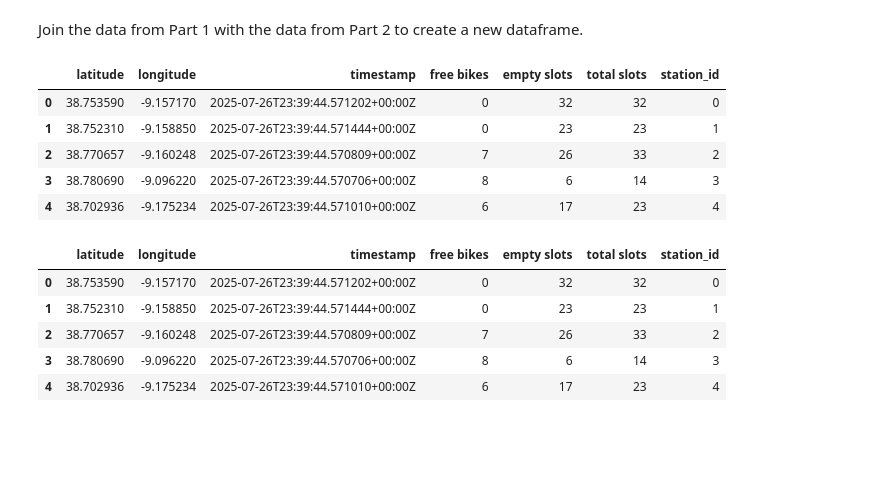
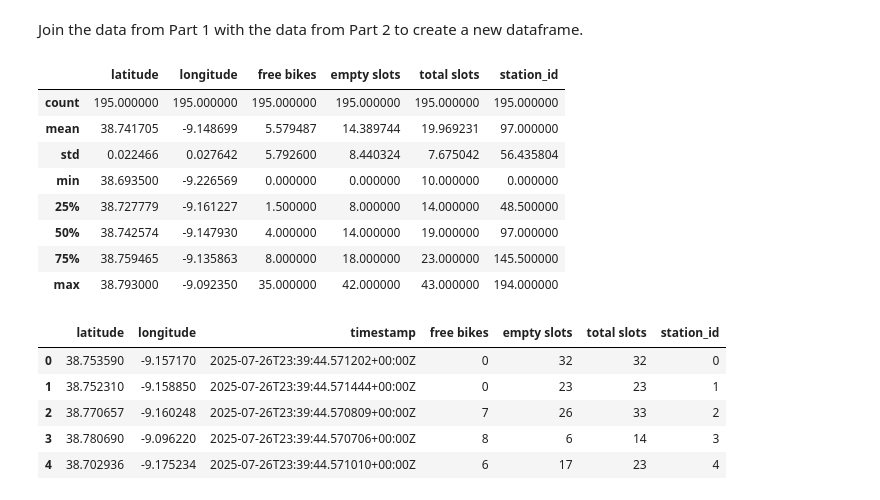
Before and after one commit to Mitch-P-Analyst/Statistical-Modelling-Project., a Jupyter notebook: notebooks/joining_data.ipynb, the cells around one changed output. Drawn from its saved outputs; the diff is of its cells as text; code cells hidden in the pictures; blank space fills up the shorter version.

```diff
--- a/notebooks/joining_data.ipynb
+++ b/notebooks/joining_data.ipynb
@@ -12,14 +12,17 @@ station_POI = pd.read_csv('/Users/mitchellpalmer/Projects/Lighthouse Lab Project
 lb_citybikes = pd.read_csv('/Users/mitchellpalmer/Projects/Lighthouse Lab Projects/Data_Statistical_Modeling/Statistical_Modeling_Project/Statistical-Modelling-Project./data/lisbon_bike_station_df.csv')
 # %%
 # View descriptive statistics of Citybike Stations
-lb_citybikes.head()
+lb_citybikes.describe()
 # %% [output]
-|  | latitude | longitude | timestamp | free bikes | empty slots | total slots | station_id |
-| 0 | 38.753590 | -9.157170 | 2025-07-26T23:39:44.571202+00:00Z | 0 | 32 | 32 | 0 |
-| 1 | 38.752310 | -9.158850 | 2025-07-26T23:39:44.571444+00:00Z | 0 | 23 | 23 | 1 |
-| 2 | 38.770657 | -9.160248 | 2025-07-26T23:39:44.570809+00:00Z | 7 | 26 | 33 | 2 |
-| 3 | 38.780690 | -9.096220 | 2025-07-26T23:39:44.570706+00:00Z | 8 | 6 | 14 | 3 |
-| 4 | 38.702936 | -9.175234 | 2025-07-26T23:39:44.571010+00:00Z | 6 | 17 | 23 | 4 |
+|  | latitude | longitude | free bikes | empty slots | total slots | station_id |
+| count | 195.000000 | 195.000000 | 195.000000 | 195.000000 | 195.000000 | 195.000000 |
+| mean | 38.741705 | -9.148699 | 5.579487 | 14.389744 | 19.969231 | 97.000000 |
+| std | 0.022466 | 0.027642 | 5.792600 | 8.440324 | 7.675042 | 56.435804 |
+| min | 38.693500 | -9.226569 | 0.000000 | 0.000000 | 10.000000 | 0.000000 |
+| 25% | 38.727779 | -9.161227 | 1.500000 | 8.000000 | 14.000000 | 48.500000 |
+| 50% | 38.742574 | -9.147930 | 4.000000 | 14.000000 | 19.000000 | 97.000000 |
+| 75% | 38.759465 | -9.135863 | 8.000000 | 18.000000 | 23.000000 | 145.500000 |
+| max | 38.793000 | -9.092350 | 35.000000 | 42.000000 | 43.000000 | 194.000000 |
 # %%
 lb_citybikes.head()
 # %% [output]
```
Also changed, not shown: parts of 36 cells of this notebook, 1 other file.
